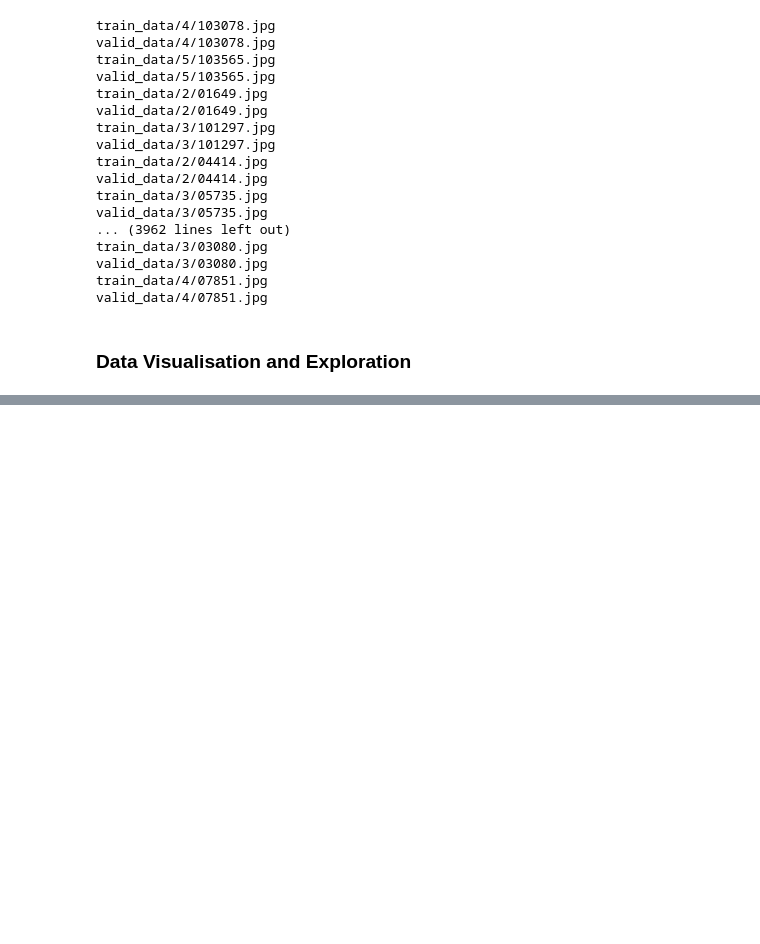
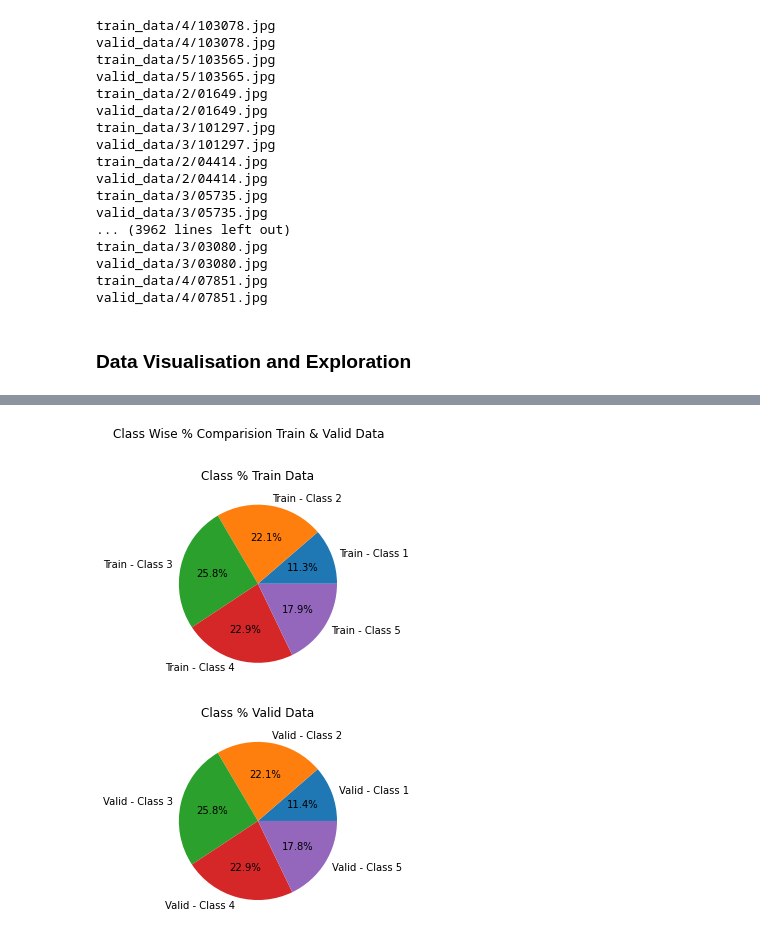
Before and after one commit to Araz1103/Udacity_AWS_MLE_NanoDegree_Capstone, a Jupyter notebook: Create_Data_Capstone.ipynb, the cells around one changed output, grey strips where cells are left out. Drawn from its saved outputs; the diff is of its cells as text; code cells hidden in the pictures; blank space fills up the shorter version.

```diff
--- a/Create_Data_Capstone.ipynb
+++ b/Create_Data_Capstone.ipynb
@@ -541,0 +569,2 @@ valid_data/4/07851.jpg
+# %%
+num_train = sum([len(v) for k, v in train_data.items()])
@@ -541,0 +625,30 @@ valid_data/4/07851.jpg
+# %%
+train_perc_1 = len(train_data[1])/num_train
+train_perc_2 = len(train_data[2])/num_train
+train_perc_3 = len(train_data[3])/num_train
+train_perc_4 = len(train_data[4])/num_train
+train_perc_5 = len(train_data[5])/num_train
+# %%
+valid_perc_1 = len(valid_data[1])/num_valid
+valid_perc_2 = len(valid_data[2])/num_valid
+valid_perc_3 = len(valid_data[3])/num_valid
+valid_perc_4 = len(valid_data[4])/num_valid
+valid_perc_5 = len(valid_data[5])/num_valid
+# %%
+fig, ax =  plt.subplots(2,figsize = (10, 8))
+y = np.array([train_perc_1, train_perc_2, train_perc_3,train_perc_4, train_perc_5])
+mylabels = ["Train - Class 1", "Train - Class 2", "Train - Class 3", "Train - Class 4", "Train - Class 5"]
+
+ax[0].pie(y, labels = mylabels,autopct='%1.1f%%')
+ax[0].set_title("Class % Train Data")
+
+y2 = np.array([valid_perc_1, valid_perc_2, valid_perc_3,valid_perc_4, valid_perc_5])
+mylabels2 = ["Valid - Class 1", "Valid - Class 2", "Valid - Class 3", "Valid - Class 4", "Valid - Class 5"]
+
+ax[1].pie(y2, labels = mylabels2,autopct='%1.1f%%')
+ax[1].set_title("Class % Valid Data")
+
+fig.suptitle("Class Wise % Comparision Train & Valid Data")
+plt.show()
+# %% [output]
+[figure, added]
```
Also changed, not shown: parts of 19 cells of this notebook.
